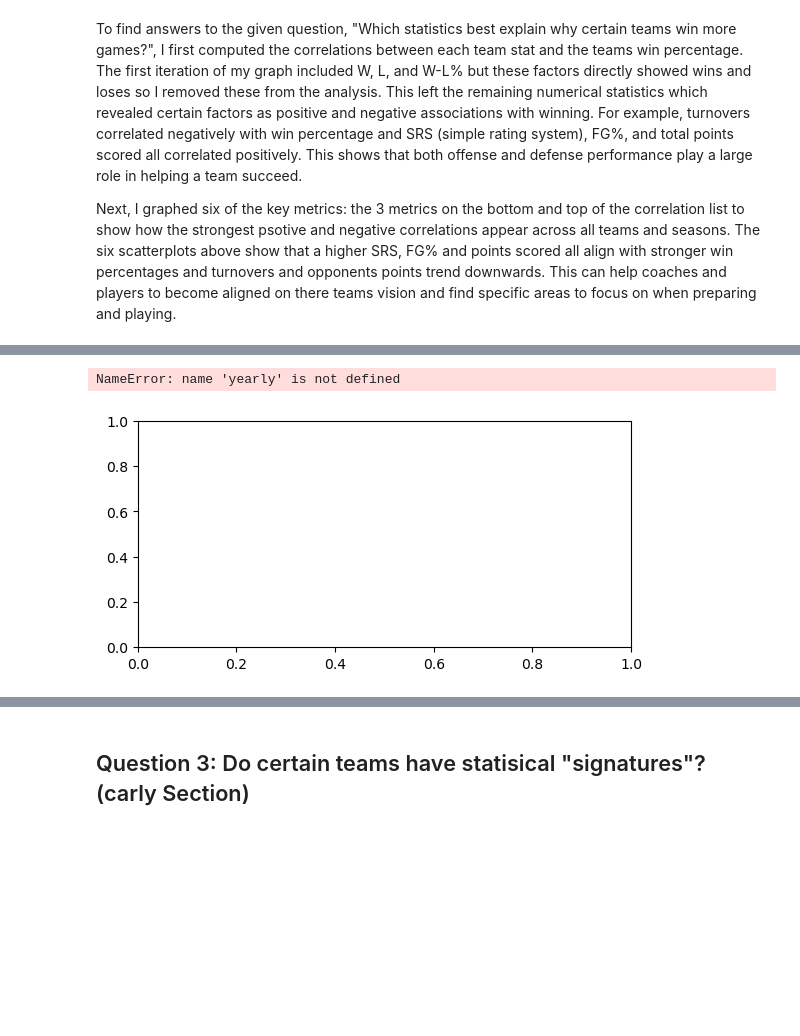
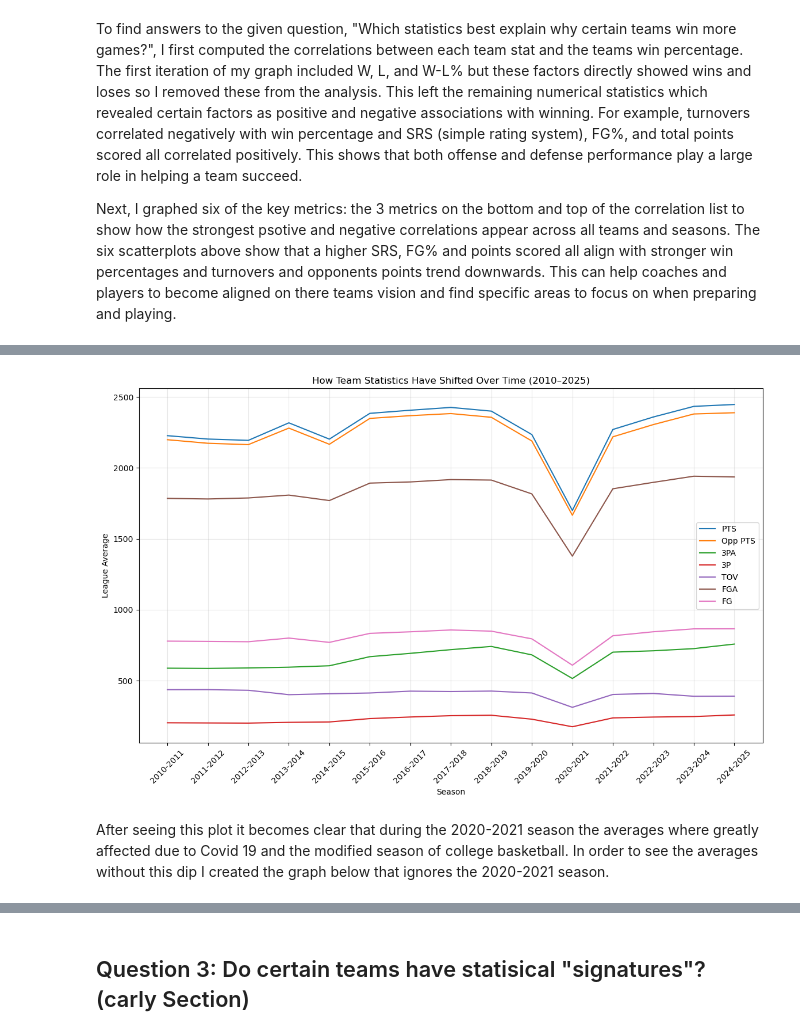
Before and after one commit to ccw0076/EDA_Project, a Jupyter notebook: eda_cbb_project.ipynb, the cells around one changed output, grey strips where cells are left out. Cells and saved outputs as stored; diff of their text form; code cells hidden in the pictures; blank space fills up the shorter version.

```diff
--- a/eda_cbb_project.ipynb
+++ b/eda_cbb_project.ipynb
@@ -212,10 +214,3 @@ Next, I graphed six of the key metrics: the 3 metrics on the bottom and top of t
 # %%
-key_stats = ["FG%", "3P%", "AST", "TRB", "STL", "BLK", "TOV", "Opp PTS"]
-
-plt.figure(figsize=(14,10))
-for i, col in enumerate(key_stats):
-    plt.subplot(3,3,i+1)
-    sns.scatterplot(data=df_all, x=col, y="W-L%", alpha=0.5)
-    plt.title(f"{col} vs Win %")
-plt.tight_layout()
-plt.show()
+#compute averages for each statistic per season
+season_trends = df_all.groupby("Season").mean(numeric_only=True).reset_index()
@@ -224,14 +217,23 @@ plt.show()
-# %%
-stats_to_plot = ["3PA", "3P%", "FG%", "Opp PTS", "TOV"]
-
-plt.figure(figsize=(14,10))
-for i, col in enumerate(stats_to_plot):
-    plt.subplot(3,2,i+1)
-    sns.lineplot(data=yearly, x=yearly.index, y=col)
-    plt.xticks(rotation=90)
-    plt.title(f"{col} Over Time")
-plt.tight_layout()
-plt.show()
-# %% [output]
-NameError: name 'yearly' is not defined
-[figure, removed]
+# %%
+import matplotlib.pyplot as plt
+import seaborn as sns
+
+#picked following stats to plot
+stats_to_plot = ["PTS", "Opp PTS", "3PA", "3P", "TOV", "FGA", "FG"]
+
+plt.figure(figsize=(14, 8))
+
+for stat in stats_to_plot:
+    sns.lineplot(data=season_trends, x="Season", y=stat, label=stat)
+
+plt.xticks(rotation=45)
+plt.title("How Team Statistics Have Shifted Over Time (2010–2025)")
+plt.ylabel("League Average")
+plt.xlabel("Season")
+plt.legend()
+plt.grid(alpha=0.3)
+plt.show()
+# %% [output]
+[figure, added]
+# %% [markdown]
+After seeing this plot it becomes clear that during the 2020-2021 season the averages where greatly affected due to Covid 19 and the modified season of college basketball. In order to see the averages without this dip I created the graph below that ignores the 2020-2021 season.
```
Also changed, not shown: parts of 13 cells of this notebook.
